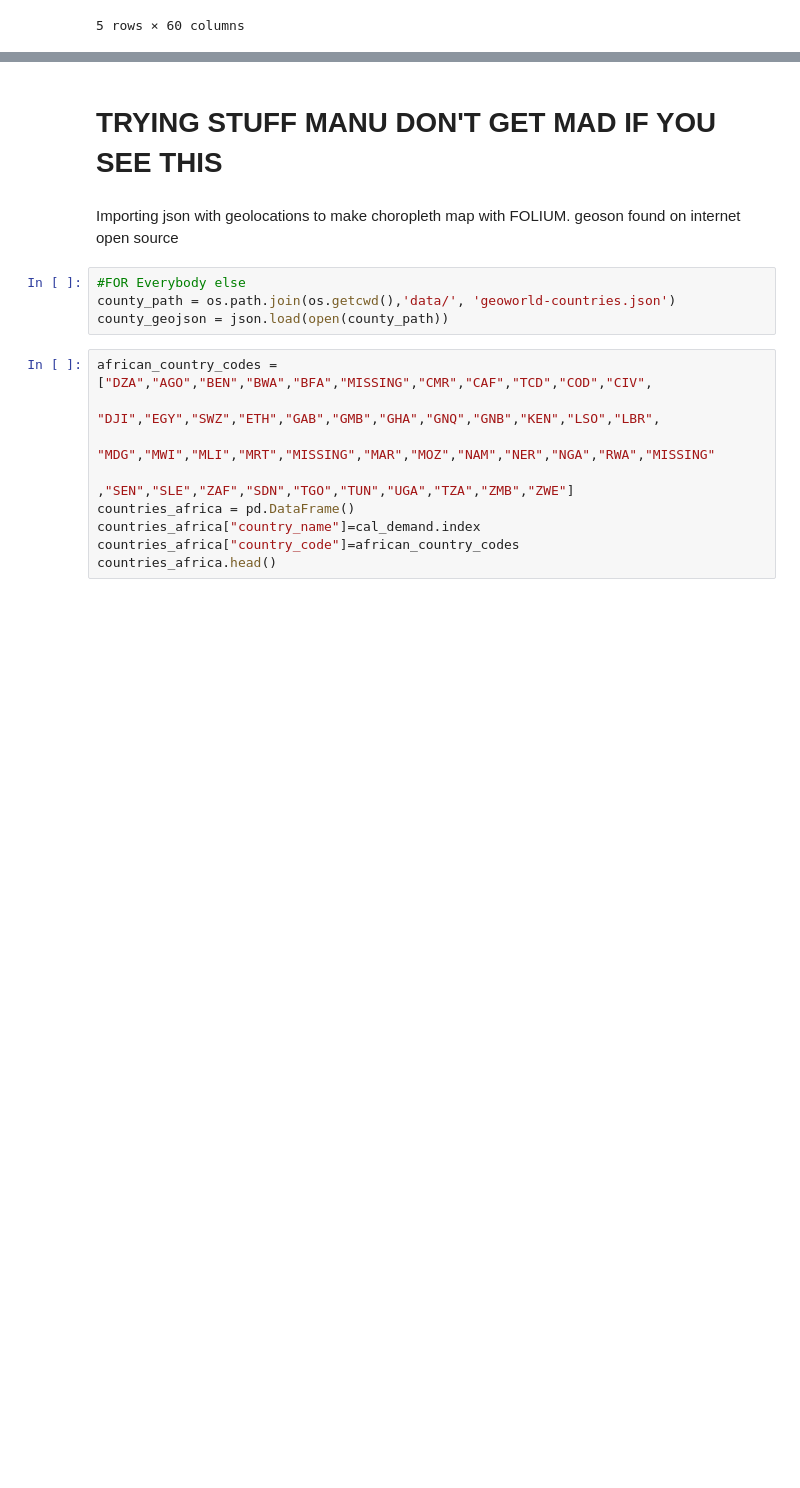
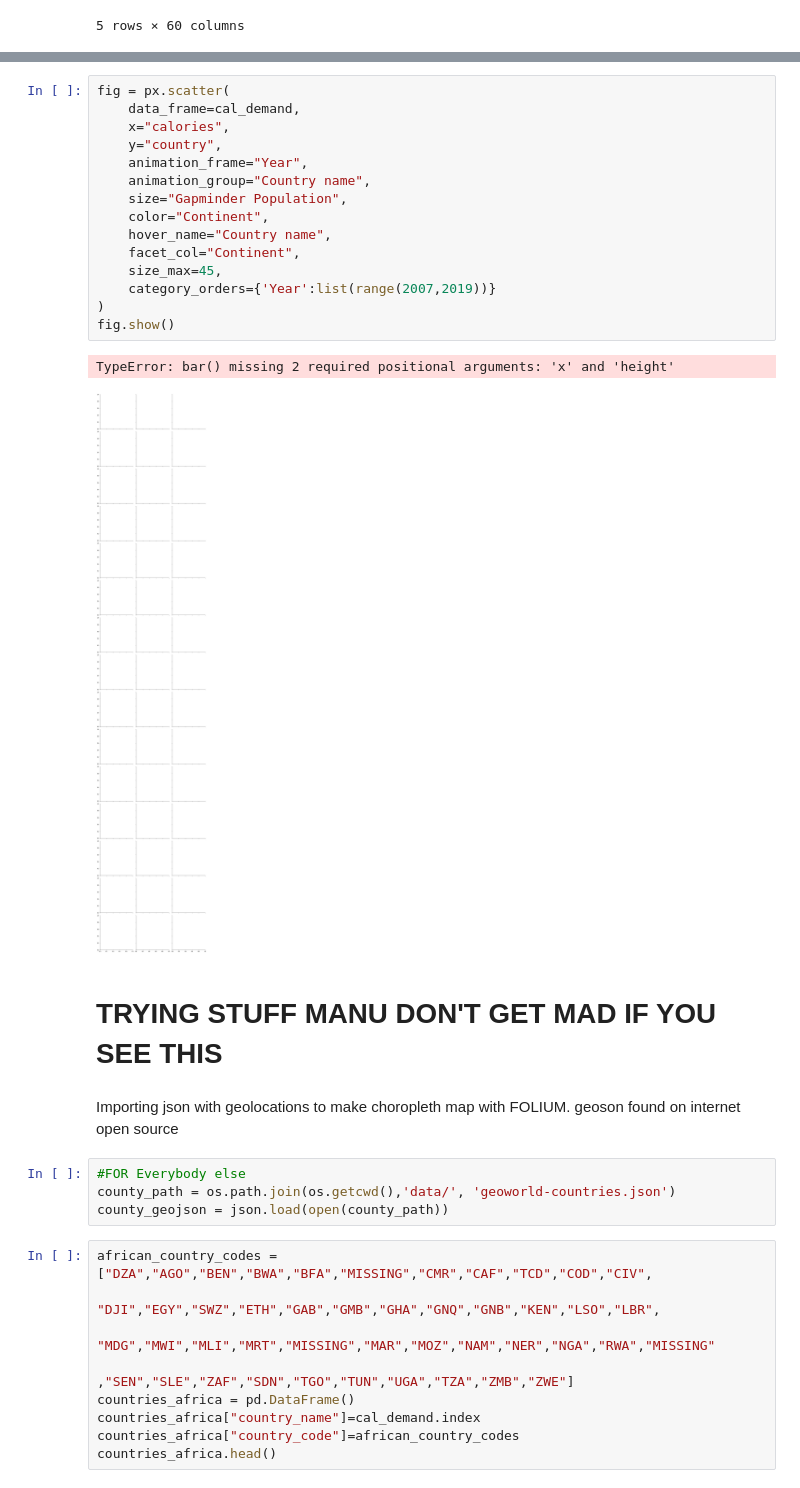
Before and after one commit to manuleo/mADAm-2019, a Jupyter notebook: project.ipynb, the cells around one changed output, grey strips where cells are left out. Drawn from its saved outputs; the diff is of its cells as text; blank space fills up the shorter version.

```diff
--- a/project.ipynb
+++ b/project.ipynb
@@ -694,3 +727,21 @@ cal_sorted.plot(kind='barh', color=(cal_sorted > 0).map({True: 'g', False: 'red'
+# %%
+fig = px.scatter(
+    data_frame=cal_demand,
+    x="calories",
+    y="country",
+    animation_frame="Year",
+    animation_group="Country name",
+    size="Gapminder Population",
+    color="Continent",
+    hover_name="Country name",
+    facet_col="Continent",
+    size_max=45,
+    category_orders={'Year':list(range(2007,2019))}
+)
+fig.show()
+# %% [output]
+TypeError: bar() missing 2 required positional arguments: 'x' and 'height'
+[figure, added]
 # %% [markdown]
 # TRYING STUFF MANU DON'T GET MAD IF YOU SEE THIS
 # %% [markdown]
```
Also changed, not shown: parts of 9 cells of this notebook.
